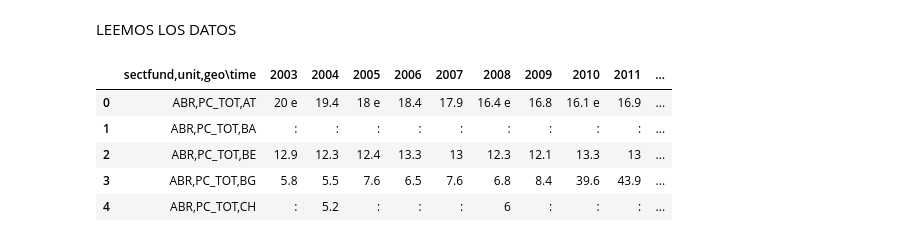
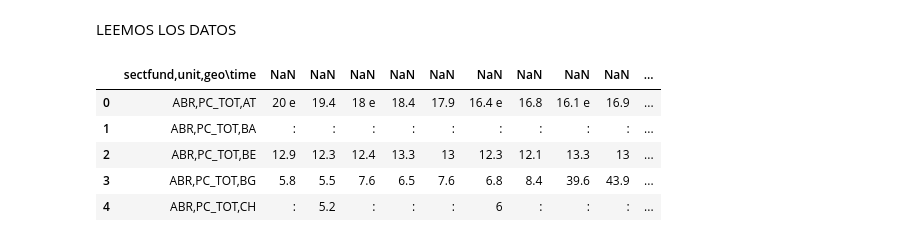
Before and after one commit to edurg18/DATAMINIG_1, a Jupyter notebook: preprocesamiento.ipynb, the cells around one changed output. Saved outputs shown, nothing was run; the diff lists cells and outputs as text; code cells hidden in the pictures.

```diff
--- a/preprocesamiento.ipynb
+++ b/preprocesamiento.ipynb
@@ -5,10 +9,11 @@ import pandas as pd
 # %% [markdown]
 LEEMOS LOS DATOS
 # %%
-datos = pd.read_excel("./inputs/Gerd_Eurostat.xlsx")
+datos = pd.read_excel("./inputs/Gerd_Eurostat.xlsx", header=0)
+datos.columns = datos.columns.str.strip()
 datos.head()
 # %% [output]
-|  | sectfund,unit,geo\time | 2003 | 2004 | 2005 | 2006 | 2007 | 2008 | 2009 | 2010 | 2011 | ... |
+|  | sectfund,unit,geo\time | NaN | NaN | NaN | NaN | NaN | NaN | NaN | NaN | NaN | ... |
 | 0 | ABR,PC_TOT,AT | 20 e | 19.4 | 18 e | 18.4 | 17.9 | 16.4 e | 16.8 | 16.1 e | 16.9 | ... |
 | 1 | ABR,PC_TOT,BA | : | : | : | : | : | : | : | : | : | ... |
 | 2 | ABR,PC_TOT,BE | 12.9 | 12.3 | 12.4 | 13.3 | 13 | 12.3 | 12.1 | 13.3 | 13 | ... |
```
Also changed, not shown: parts of 26 cells of this notebook, 2 other files.
